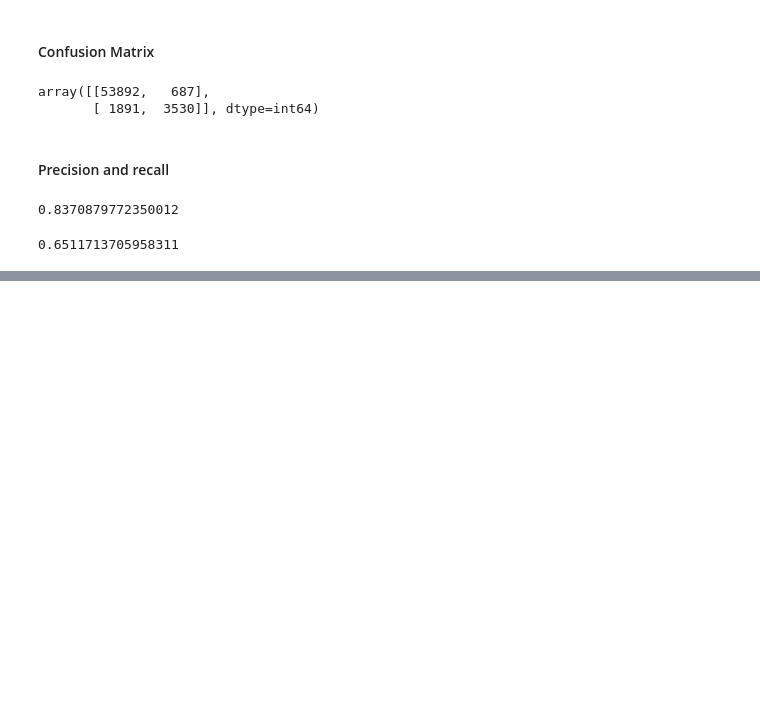
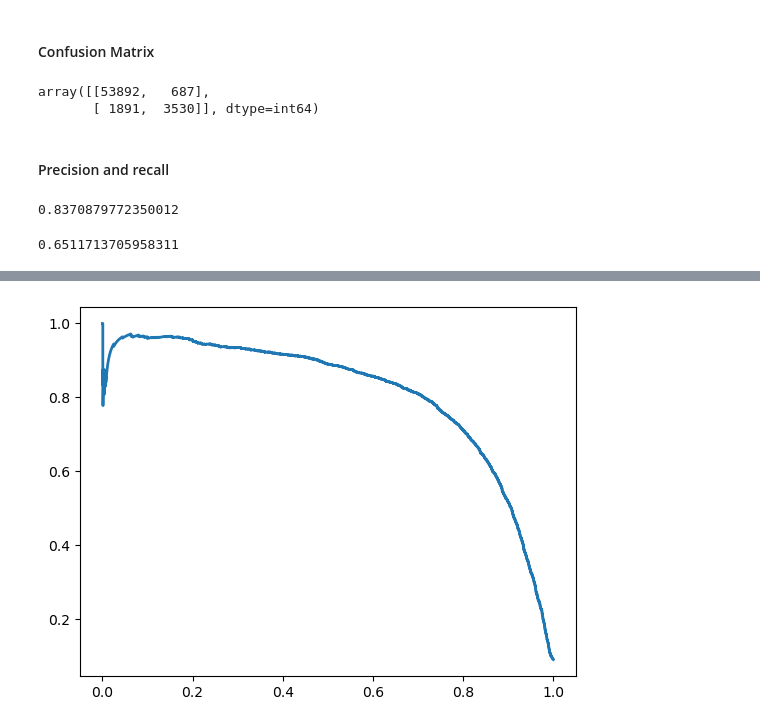
Before and after one commit to lorida0777/Hands_On_Machine_Learning_chapter_3, a Jupyter notebook: Hands_On_Machine_Learning_chapter_3.ipynb, the cells around one changed output, grey strips where cells are left out. Cells and saved outputs as stored; diff of their text form; code cells hidden in the pictures; blank space fills up the shorter version.

```diff
--- a/Hands_On_Machine_Learning_chapter_3.ipynb
+++ b/Hands_On_Machine_Learning_chapter_3.ipynb
@@ -112,0 +152,5 @@ recall_score(y_train_5, y_train_pred)
+# %%
+plt.plot(recalls, precision, linewidth=2, label='PRecision/REcall curve')
+plt.show()
+# %% [output]
+[figure, added]
```
Also changed, not shown: parts of 11 cells of this notebook.
